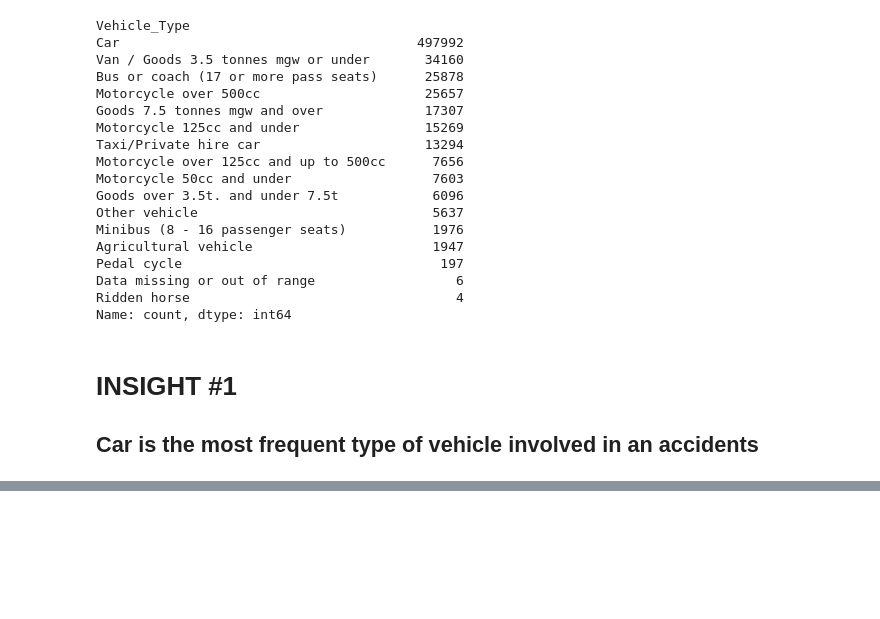
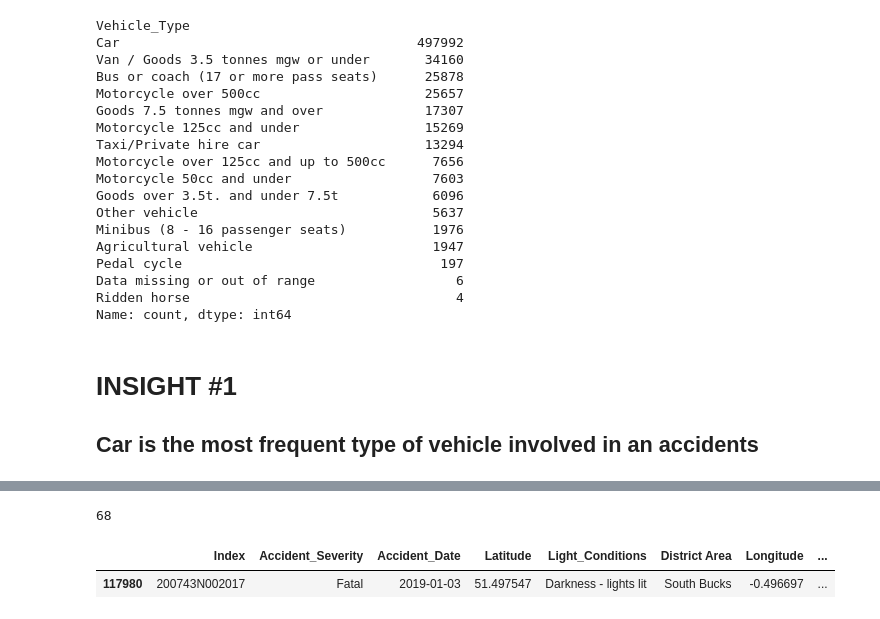
Before and after one commit to WareBar/ITD_101, a Jupyter notebook: activity3_adam.ipynb, the cells around one changed output, grey strips where cells are left out. Drawn from its saved outputs; the diff is of its cells as text; code cells hidden in the pictures; blank space fills up the shorter version.

```diff
--- a/activity3_adam.ipynb
+++ b/activity3_adam.ipynb
@@ -186,0 +333,9 @@ Name: count, dtype: int64
+# %%
+accident['Number_of_Casualties'].max()
+# %% [output]
+68
+# %%
+accident[accident['Number_of_Casualties'] == accident['Number_of_Casualties'].max()]
+# %% [output]
+|  | Index | Accident_Severity | Accident_Date | Latitude | Light_Conditions | District Area | Longitude | ... |
+| 117980 | 200743N002017 | Fatal | 2019-01-03 | 51.497547 | Darkness - lights lit | South Bucks | -0.496697 | ... |
```
Also changed, not shown: parts of 48 cells of this notebook.
